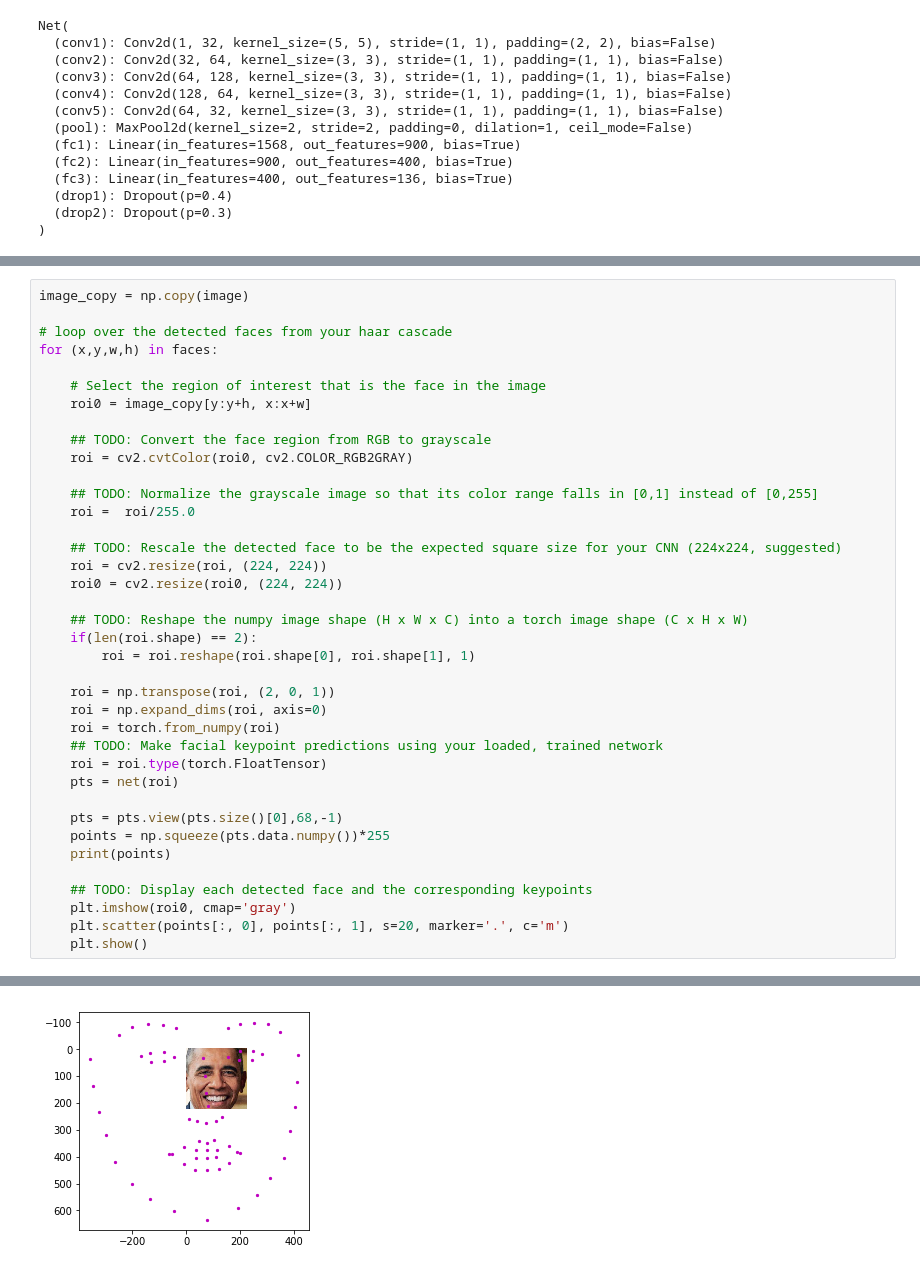
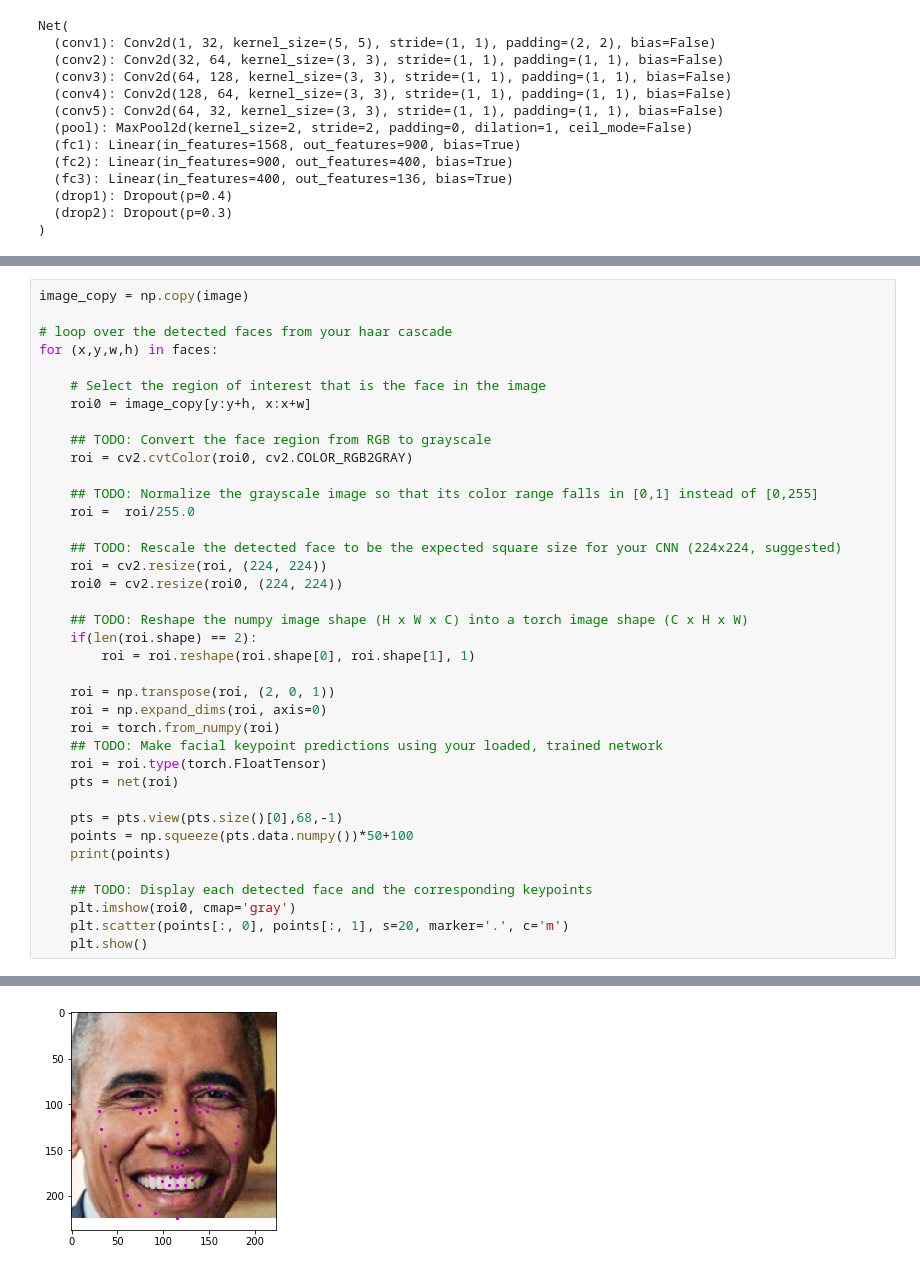
Before and after one commit to smallchao/DL_Udacity, a Jupyter notebook: 02 Facial Keypoint Detection/3. Facial Keypoint Detection, Complete Pipeline-zh.ipynb, the cells around one changed output, grey strips where cells are left out. Drawn from its saved outputs; the diff is of its cells as text.

```diff
--- a/02 Facial Keypoint Detection/3. Facial Keypoint Detection, Complete Pipeline-zh.ipynb
+++ b/02 Facial Keypoint Detection/3. Facial Keypoint Detection, Complete Pipeline-zh.ipynb
@@ -154,7 +154,7 @@ for (x,y,w,h) in faces:
     pts = net(roi)
 
     pts = pts.view(pts.size()[0],68,-1)
-    points = np.squeeze(pts.data.numpy())*255
+    points = np.squeeze(pts.data.numpy())*50+100
     print(points)
 
     ## TODO: Display each detected face and the corresponding keypoints
@@ -182 +182 @@ for (x,y,w,h) in faces:
-[figure, old version]
+[figure, new version]
```
Also changed, not shown: parts of 1 cell of this notebook, 1 other file.
